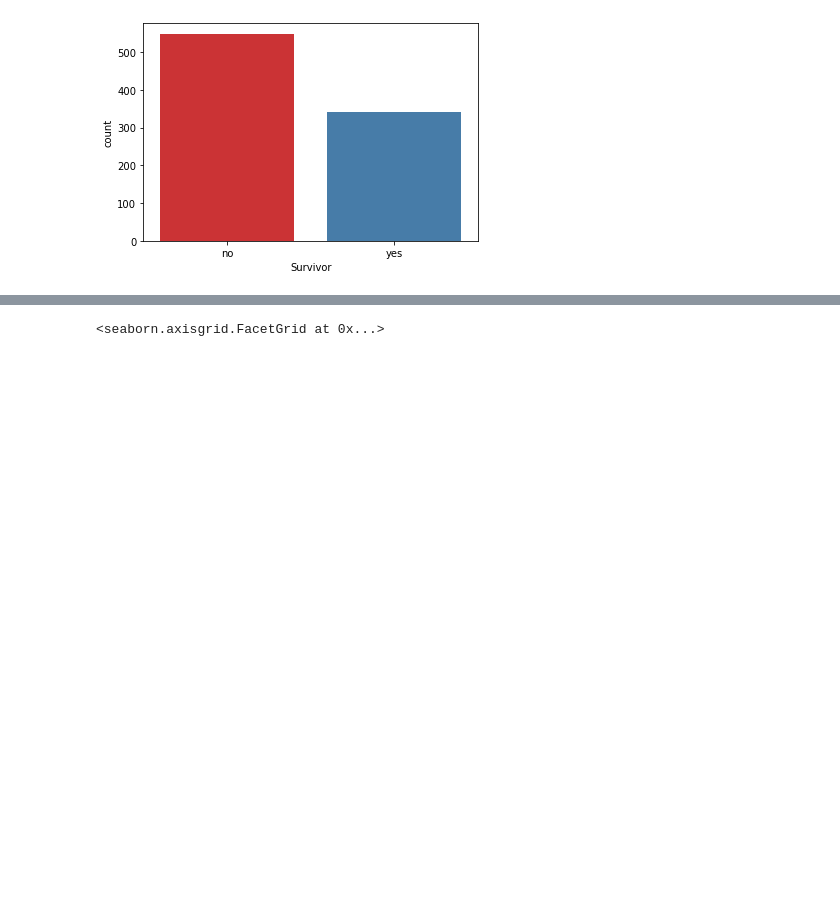
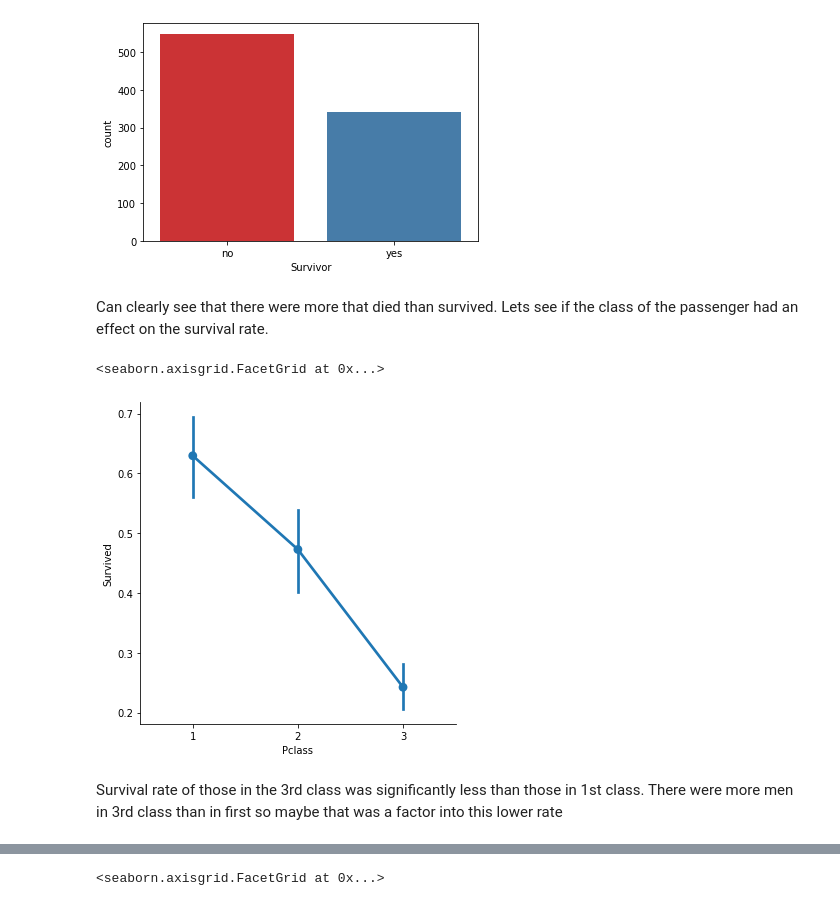
Before and after one commit to alexjreynolds50/Titanic-Database-Data-exploration-wrangle-and-analysis, a Jupyter notebook: Udemy Titanic Project.ipynb, the cells around one changed output, grey strips where cells are left out. Cells and saved outputs as stored; diff of their text form; code cells hidden in the pictures; blank space fills up the shorter version.

```diff
--- a/Udemy Titanic Project.ipynb
+++ b/Udemy Titanic Project.ipynb
@@ -296,4 +325,14 @@ sns.countplot('Survivor',data=titanic_df,palette='Set1')
 # %% [output]
 <AxesSubplot:xlabel='Survivor', ylabel='count'>
 [figure]
+# %% [markdown]
+Can clearly see that there were more that died than survived. Lets see if the class of the passenger had an effect on the survival rate.
+# %%
+#Visualize those who survived based on class
+sns.factorplot('Pclass','Survived',data=titanic_df)
+# %% [output]
+<seaborn.axisgrid.FacetGrid at 0x...>
+[figure, added]
+# %% [markdown]
+Survival rate of those in the 3rd class was significantly less than those in 1st class. There were more men in 3rd class than in first so maybe that was a factor into this lower rate
 # %%
```
Also changed, not shown: parts of 89 cells of this notebook.
